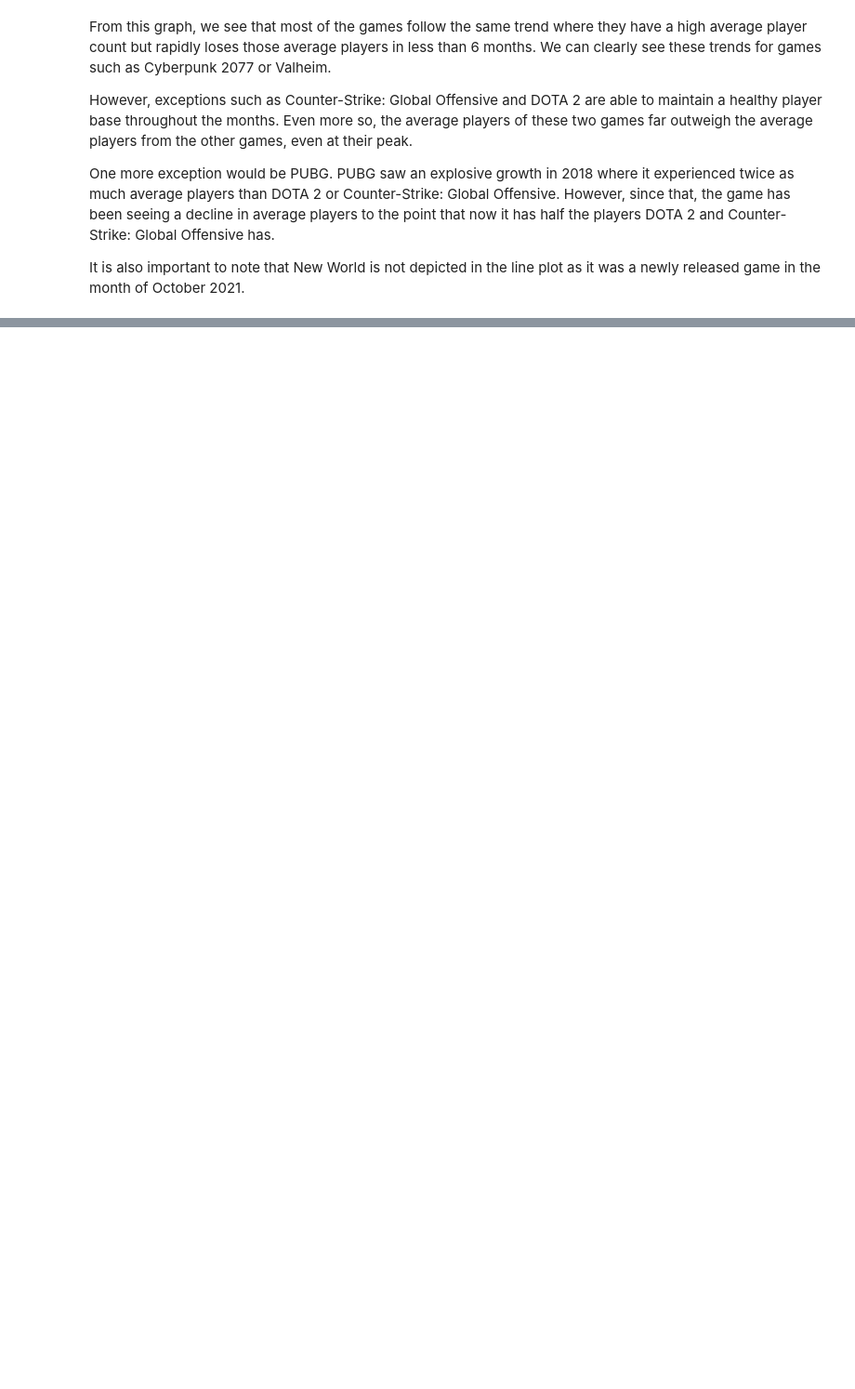
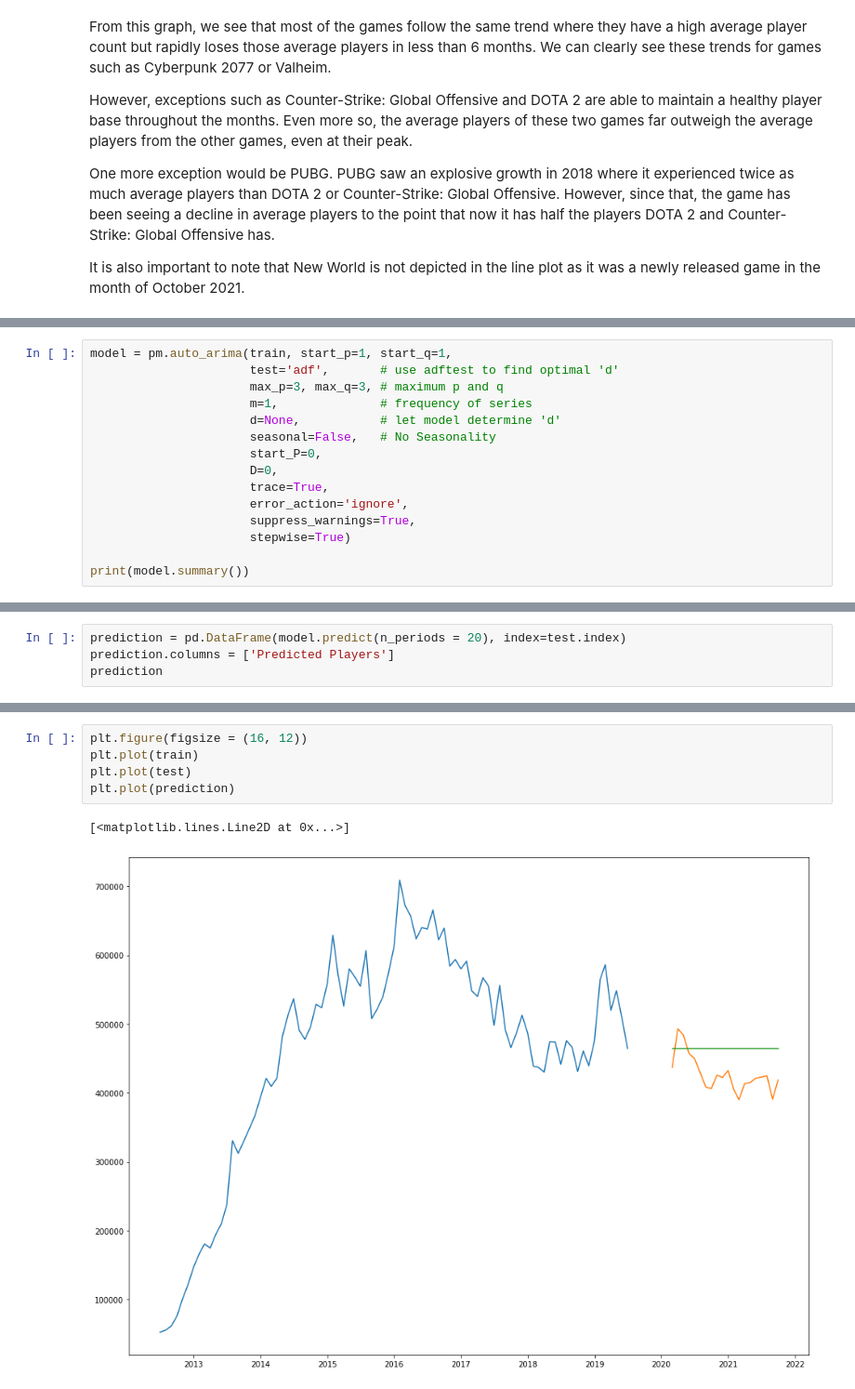
Before and after one commit to bryan9898/1015, a Jupyter notebook: Question 1/Question 1.ipynb, the cells around one changed output, grey strips where cells are left out. Shown: that part at 93% size. Cells and saved outputs as stored; diff of their text form; blank space fills up the shorter version.

Commit message:
Time Series Forecasting

```diff
--- a/Question 1/Question 1.ipynb
+++ b/Question 1/Question 1.ipynb
@@ -286,0 +329,15 @@ It is also important to note that New World is not depicted in the line plot as
+# %%
+model = pm.auto_arima(train, start_p=1, start_q=1,
+                      test='adf',       # use adftest to find optimal 'd'
+                      max_p=3, max_q=3, # maximum p and q
+                      m=1,              # frequency of series
+                      d=None,           # let model determine 'd'
+                      seasonal=False,   # No Seasonality
+                      start_P=0,
+                      D=0,
+                      trace=True,
+                      error_action='ignore',
+                      suppress_warnings=True,
+                      stepwise=True)
+
+print(model.summary())
@@ -286,0 +362,4 @@ It is also important to note that New World is not depicted in the line plot as
+# %%
+prediction = pd.DataFrame(model.predict(n_periods = 20), index=test.index)
+prediction.columns = ['Predicted Players']
+prediction
@@ -286,0 +385,8 @@ It is also important to note that New World is not depicted in the line plot as
+# %%
+plt.figure(figsize = (16, 12))
+plt.plot(train)
+plt.plot(test)
+plt.plot(prediction)
+# %% [output]
+[<matplotlib.lines.Line2D at 0x...>]
+[figure, added]
```
Also changed, not shown: parts of 9 cells of this notebook.
